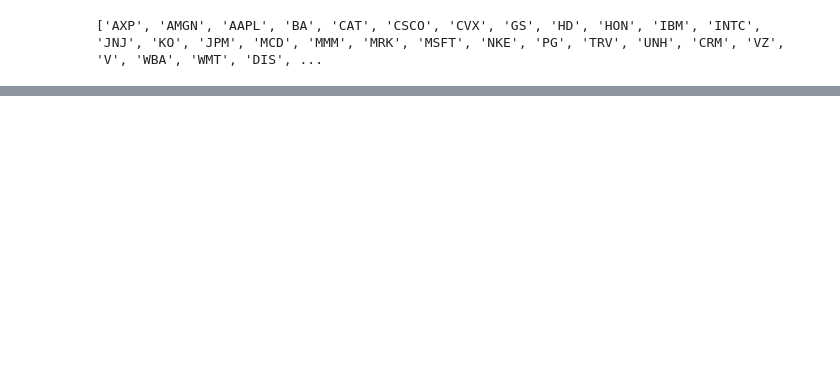
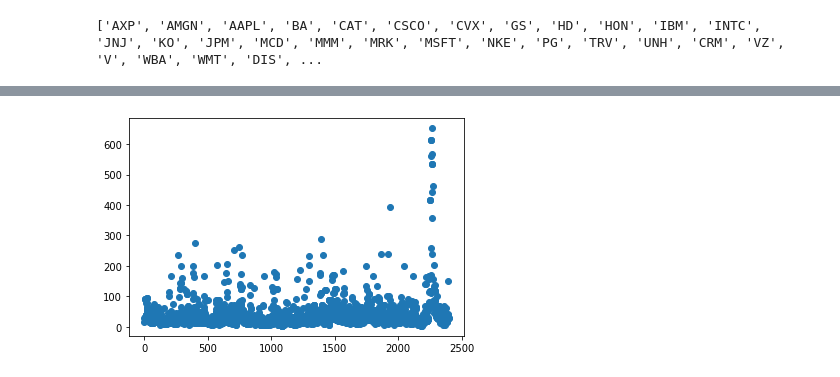
Before and after one commit to yicheng-past/rl-auto-stock-trading, a Jupyter notebook: cis5190_project.ipynb, the cells around one changed output, grey strips where cells are left out. Drawn from its saved outputs; the diff is of its cells as text; code cells hidden in the pictures; blank space fills up the shorter version.

```diff
--- a/cis5190_project.ipynb
+++ b/cis5190_project.ipynb
@@ -165,0 +153,2 @@ memory usage: 2.9+ MB
+# %%
+fr_df = fr_df.rename(columns={'TICKER':'tic', 'qdate':'date'})
@@ -165,0 +157,8 @@ memory usage: 2.9+ MB
+# %%
+fe = FeatureEngineer(
+    use_technical_indicator=True,
+    tech_indicator_list = INDICATORS,
+    use_turbulence=True)
+
+processed_stock_df = fe.preprocess_data(stock_df)
+processed_stock_df.head(5)
@@ -165,0 +180,18 @@ memory usage: 2.9+ MB
+# %%
+# Generate a DataFrame with the Cartesian product of tickers and dates
+all_tickers = processed_stock_df['tic'].unique().tolist()
+all_dates = list(pd.date_range(processed_stock_df['date'].min(), processed_stock_df['date'].max()))
+comb = list(itertools.product(all_dates, all_tickers))
+full_df = pd.DataFrame(comb, columns=['date', 'tic'])
+
+# Merge with stock data
+full_df = full_df.merge(processed_stock_df, on=['date', 'tic'], how='left')
+
+# Merge with financial data
+full_df = full_df.merge(fr_df, on=['date', 'tic'], how='left')
+
+# Sort
+full_df = full_df.sort_values(['tic','date'])
+
+# Backfill
+full_df = full_df.bfill(axis='rows')
@@ -165,0 +783,4 @@ memory usage: 2.9+ MB
+# %%
+data_risk_indicator = full_df[(full_df.date<TRAIN_END_DATE) & (full_df.date>=TRAIN_START_DATE)]
+insample_risk_indicator = data_risk_indicator.drop_duplicates(subset=['date'])
+insample_risk_indicator.turbulence.describe()
@@ -165,0 +797,9 @@ memory usage: 2.9+ MB
+# %%
+%matplotlib inline
+# insample_risk_indicator["turbulence"].to_list()
+# np.arange(len(insample_risk_indicator.index))
+plt.scatter(np.arange(len(insample_risk_indicator.index)), insample_risk_indicator["turbulence"].to_list()) # / len(insample_risk_indicator.index)
+# plt.xaxis("")
+plt.show()
+# %% [output]
+[figure, added]
```
Also changed, not shown: parts of 95 cells of this notebook.
